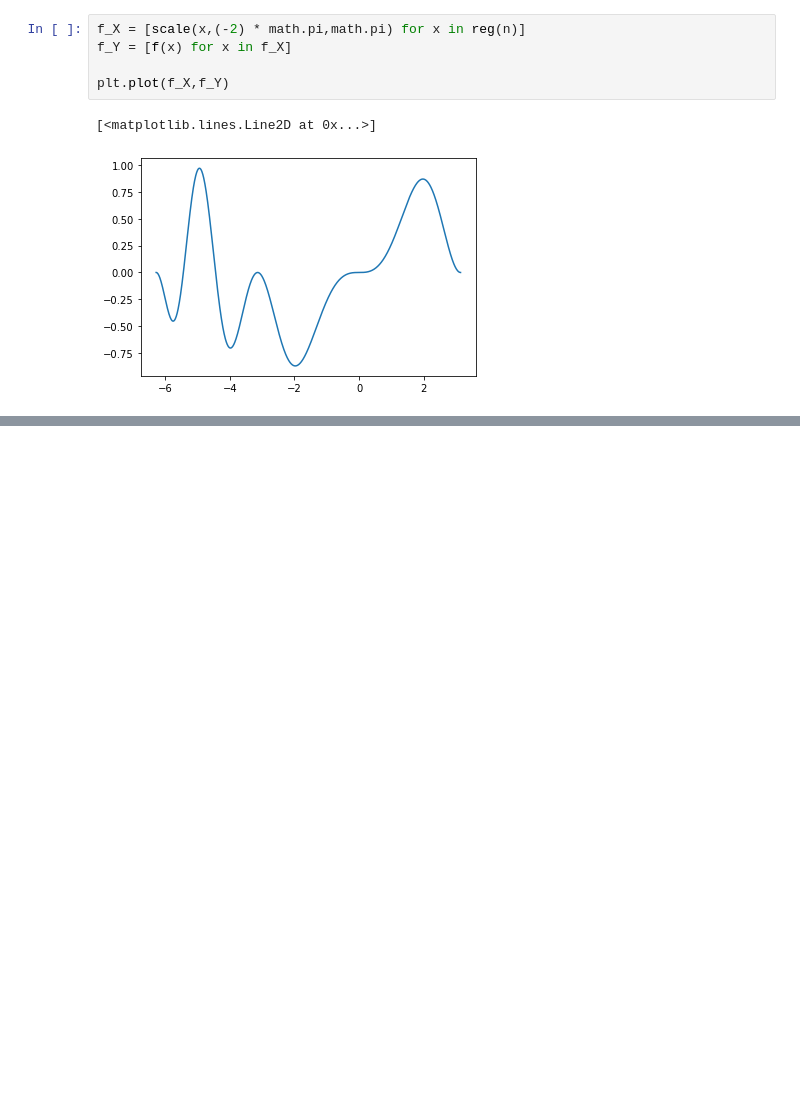
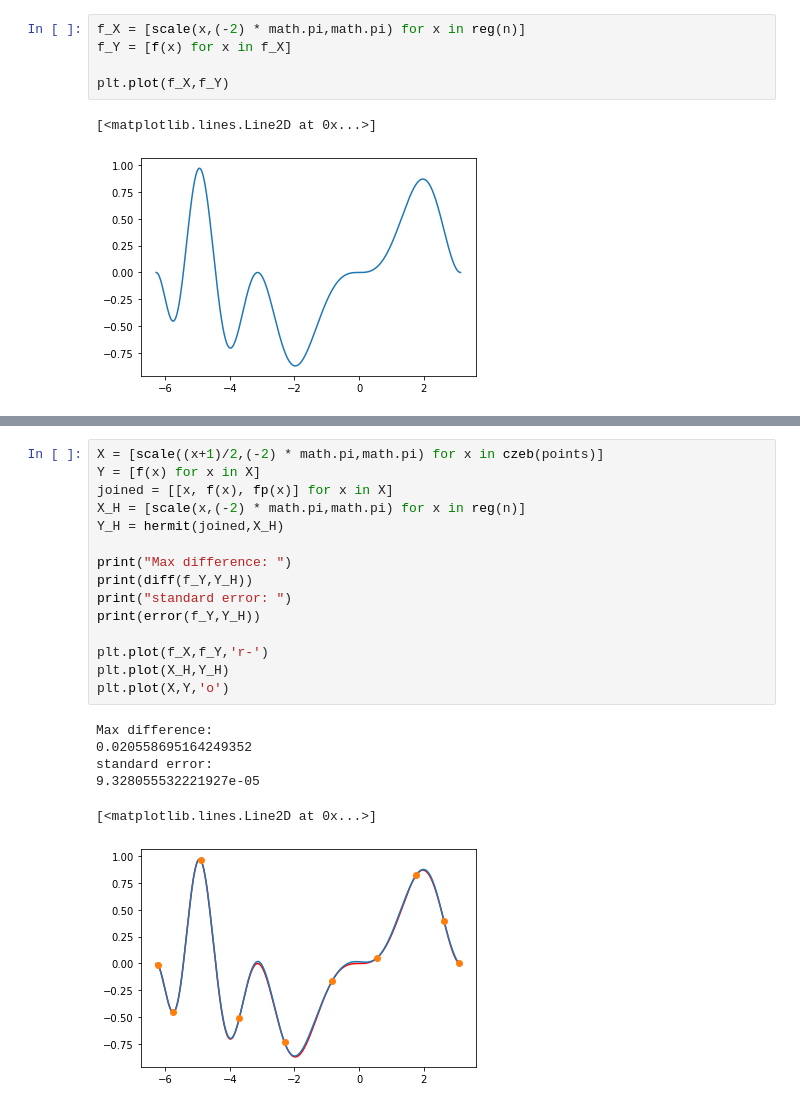
Before and after one commit to Michal-Szewc/Mownit, a Jupyter notebook: Szewc_2b.ipynb, the cells around one changed output, grey strips where cells are left out. Cells and saved outputs as stored; diff of their text form; blank space fills up the shorter version.

```diff
--- a/Szewc_2b.ipynb
+++ b/Szewc_2b.ipynb
@@ -99,0 +107,22 @@ standard error:
+# %%
+X = [scale((x+1)/2,(-2) * math.pi,math.pi) for x in czeb(points)]
+Y = [f(x) for x in X]
+joined = [[x, f(x), fp(x)] for x in X]
+X_H = [scale(x,(-2) * math.pi,math.pi) for x in reg(n)]
+Y_H = hermit(joined,X_H)
+
+print("Max difference: ")
+print(diff(f_Y,Y_H))
+print("standard error: ")
+print(error(f_Y,Y_H))
+
+plt.plot(f_X,f_Y,'r-')
+plt.plot(X_H,Y_H)
+plt.plot(X,Y,'o')
+# %% [output]
+Max difference:
+0.020558695164249352
+standard error:
+9.328055532221927e-05
+[<matplotlib.lines.Line2D at 0x...>]
+[figure, added]
```
Also changed, not shown: parts of 4 cells of this notebook.
